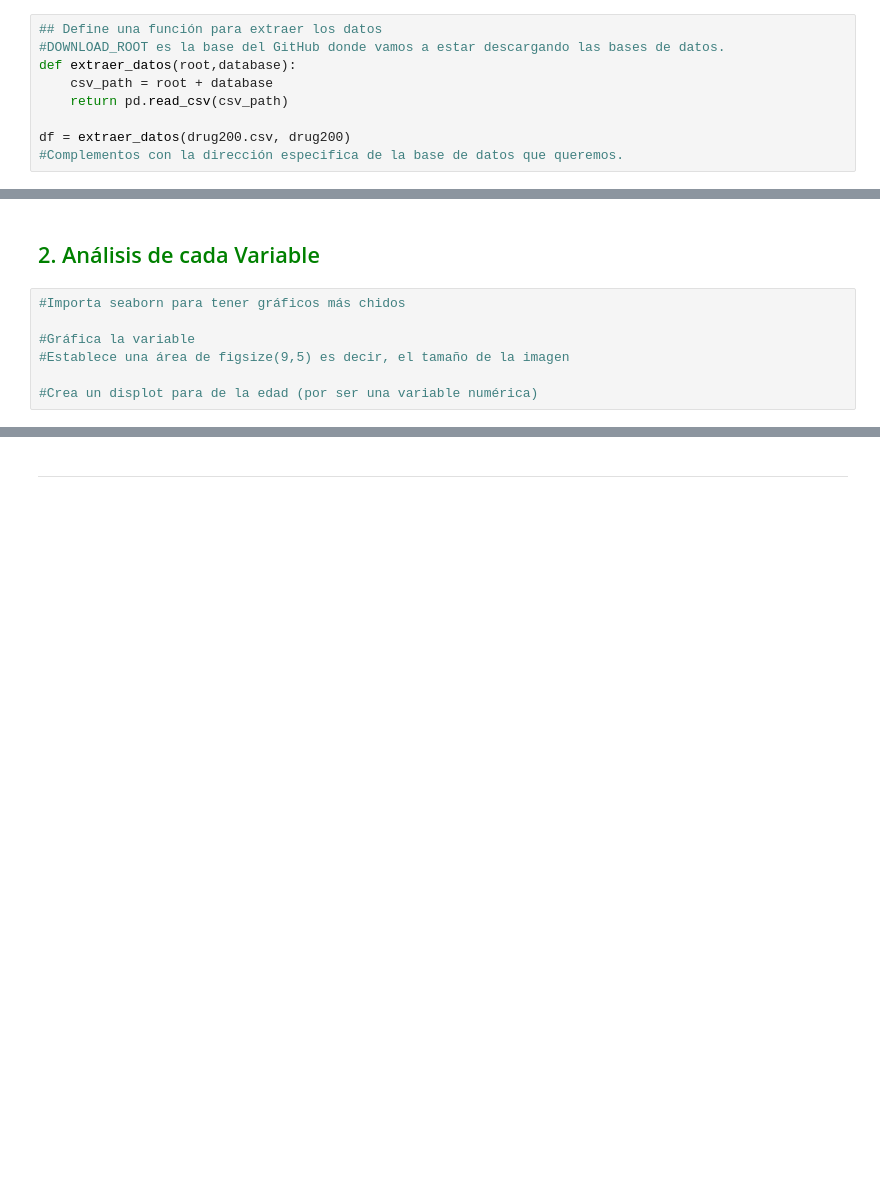
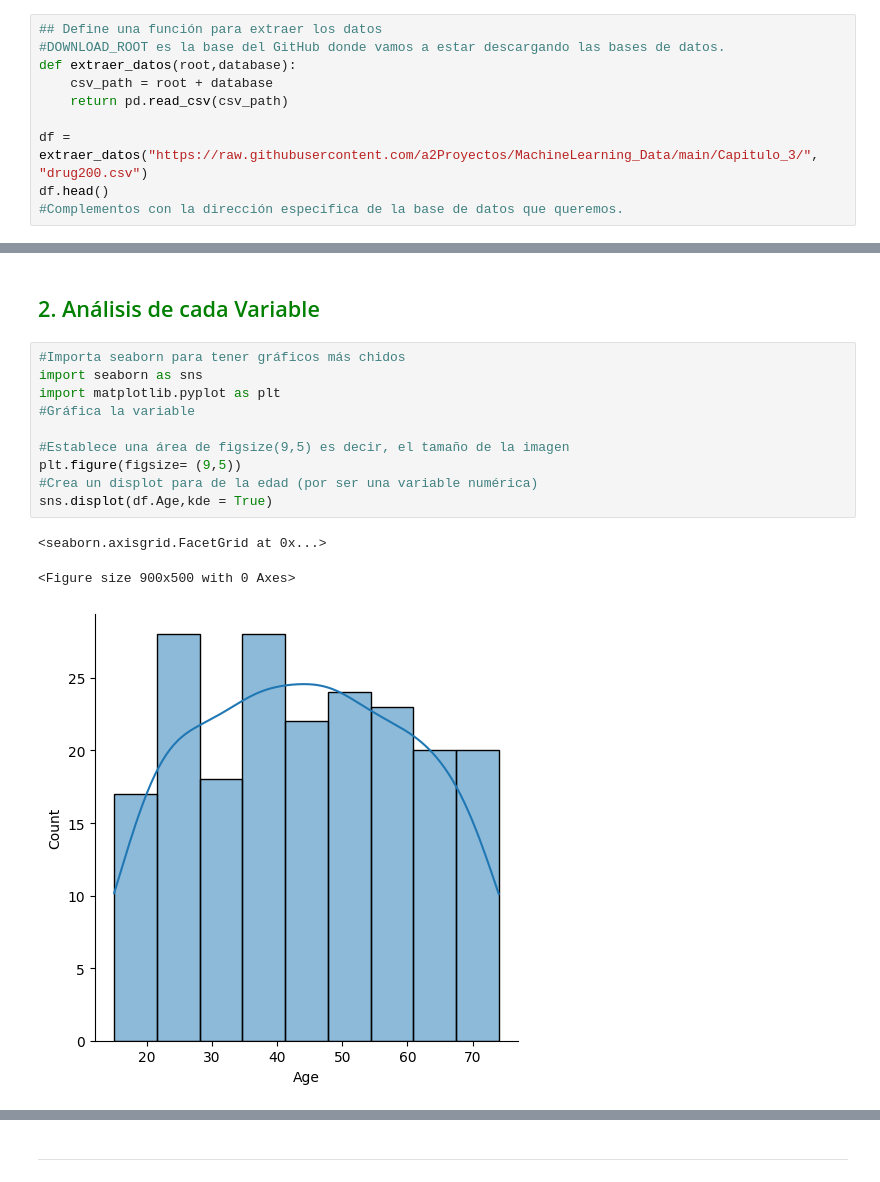
Before and after one commit to xiweichill/6IV8_HuangXiwei_Analisis_De_Datos, a Jupyter notebook: Machine Learning python Archivos de Trabajo para el curso y Manual/Capítulo 3-Clasificación/Cap3_plantilla.ipynb, the cells around one changed output, grey strips where cells are left out. Saved outputs shown, nothing was run; the diff lists cells and outputs as text; blank space fills up the shorter version.

Commit message:
Termine el capitulo 3 clasificacion

```diff
--- a/Machine Learning python Archivos de Trabajo para el curso y Manual/Capítulo 3-Clasificación/Cap3_plantilla.ipynb
+++ b/Machine Learning python Archivos de Trabajo para el curso y Manual/Capítulo 3-Clasificación/Cap3_plantilla.ipynb
@@ -18,5 +18,6 @@ def extraer_datos(root,database):
     csv_path = root + database
     return pd.read_csv(csv_path)
 
-df = extraer_datos(drug200.csv, drug200)
+df = extraer_datos("https://raw.githubusercontent.com/a2Proyectos/MachineLearning_Data/main/Capitulo_3/", "drug200.csv")
+df.head()
 #Complementos con la dirección especifica de la base de datos que queremos.
@@ -28,10 +51,17 @@ df = extraer_datos(drug200.csv, drug200)
 ## <span style="color:green">2. Análisis de cada Variable</span>
 # %%
 #Importa seaborn para tener gráficos más chidos
+import seaborn as sns
+import matplotlib.pyplot as plt
+#Gráfica la variable
 
-#Gráfica la variable
 #Establece una área de figsize(9,5) es decir, el tamaño de la imagen
-
+plt.figure(figsize= (9,5))
 #Crea un displot para de la edad (por ser una variable numérica)
+sns.displot(df.Age,kde = True)
+# %% [output]
+<seaborn.axisgrid.FacetGrid at 0x...>
+<Figure size 900x500 with 0 Axes>
+[figure, added]
 # %%
 # Género: cuenta cuántos hombres y mujeres hay
```
Also changed, not shown: parts of 40 cells of this notebook.
